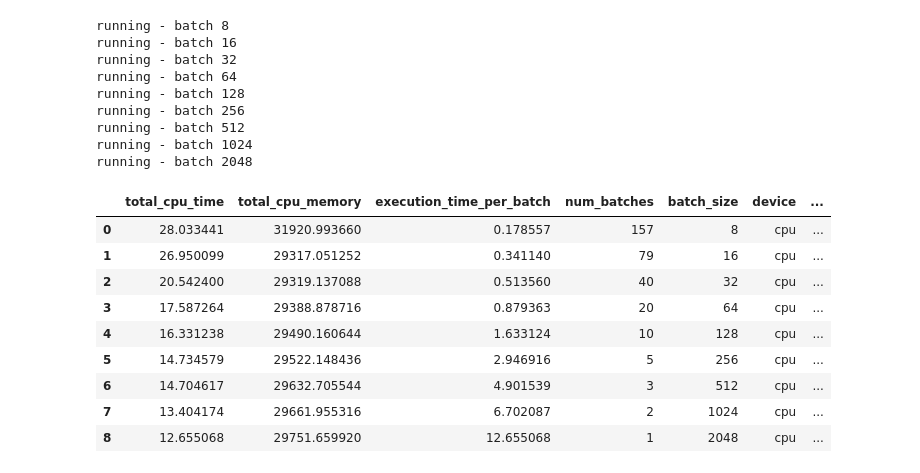
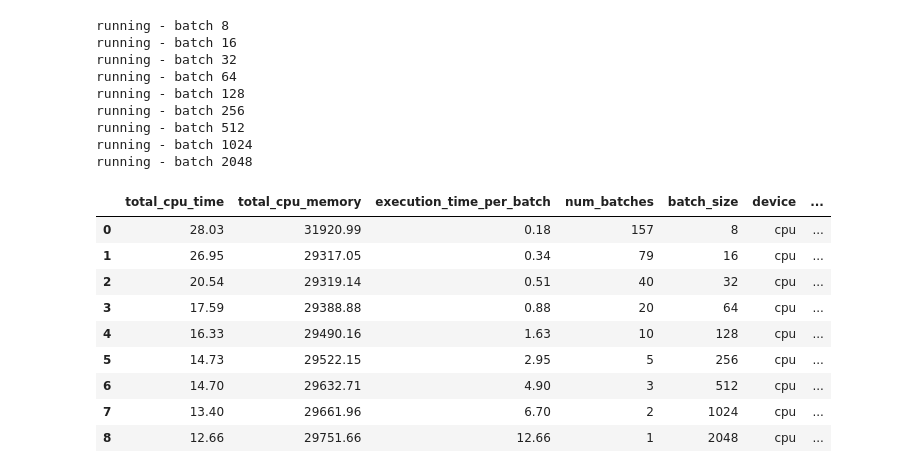
Before and after one commit to UVA-MLSys/DS5110_Fall_2024, a Jupyter notebook: Team 4/demos/01_AI_for_Astronomy_local.ipynb, the cells around one changed output. Cells and saved outputs as stored; diff of their text form; code cells hidden in the pictures.

```diff
--- a/Team 4/demos/01_AI_for_Astronomy_local.ipynb
+++ b/Team 4/demos/01_AI_for_Astronomy_local.ipynb
@@ -165,19 +168,3 @@ running - batch 256
 running - batch 512
 running - batch 1024
 running - batch 2048
-# %%
-import pandas as pd
-
-df_baseline = pd.DataFrame(batch_report_) #: list of dicts
-df_baseline
-# %% [output]
-|  | total_cpu_time | total_cpu_memory | execution_time_per_batch | num_batches | batch_size | device | ... |
-| 0 | 28.033441 | 31920.993660 | 0.178557 | 157 | 8 | cpu | ... |
-| 1 | 26.950099 | 29317.051252 | 0.341140 | 79 | 16 | cpu | ... |
-| 2 | 20.542400 | 29319.137088 | 0.513560 | 40 | 32 | cpu | ... |
-| 3 | 17.587264 | 29388.878716 | 0.879363 | 20 | 64 | cpu | ... |
-| 4 | 16.331238 | 29490.160644 | 1.633124 | 10 | 128 | cpu | ... |
-| 5 | 14.734579 | 29522.148436 | 2.946916 | 5 | 256 | cpu | ... |
-| 6 | 14.704617 | 29632.705544 | 4.901539 | 3 | 512 | cpu | ... |
-| 7 | 13.404174 | 29661.955316 | 6.702087 | 2 | 1024 | cpu | ... |
-| 8 | 12.655068 | 29751.659920 | 12.655068 | 1 | 2048 | cpu | ... |
@@ -194,0 +171,23 @@ df_baseline.to_csv("..//data/interim/baseline_vary_batch.csv", index=False)
+# %%
+pd.set_option('display.float_format', lambda x: '%.2f' % x) # change scientific notation
+
+df_baseline = pd.DataFrame(batch_report_) # input: list of dicts
+df_baseline = df_baseline.assign(throughput_mbps = df_baseline["throughput_bps"].div(1000000.0)) # bps -> mbps
+
+# save out
+df_baseline.to_csv("..//data/interim/baseline_vary_batch.csv", index=False)
+
+# throughput is the rate at which a model processes data
+# more complex models have a higher through put
+df_baseline
+# %% [output]
+|  | total_cpu_time | total_cpu_memory | execution_time_per_batch | num_batches | batch_size | device | ... |
+| 0 | 28.03 | 31920.99 | 0.18 | 157 | 8 | cpu | ... |
+| 1 | 26.95 | 29317.05 | 0.34 | 79 | 16 | cpu | ... |
+| 2 | 20.54 | 29319.14 | 0.51 | 40 | 32 | cpu | ... |
+| 3 | 17.59 | 29388.88 | 0.88 | 20 | 64 | cpu | ... |
+| 4 | 16.33 | 29490.16 | 1.63 | 10 | 128 | cpu | ... |
+| 5 | 14.73 | 29522.15 | 2.95 | 5 | 256 | cpu | ... |
+| 6 | 14.70 | 29632.71 | 4.90 | 3 | 512 | cpu | ... |
+| 7 | 13.40 | 29661.96 | 6.70 | 2 | 1024 | cpu | ... |
+| 8 | 12.66 | 29751.66 | 12.66 | 1 | 2048 | cpu | ... |
```
Also changed, not shown: parts of 6 cells of this notebook, 4 other files.
